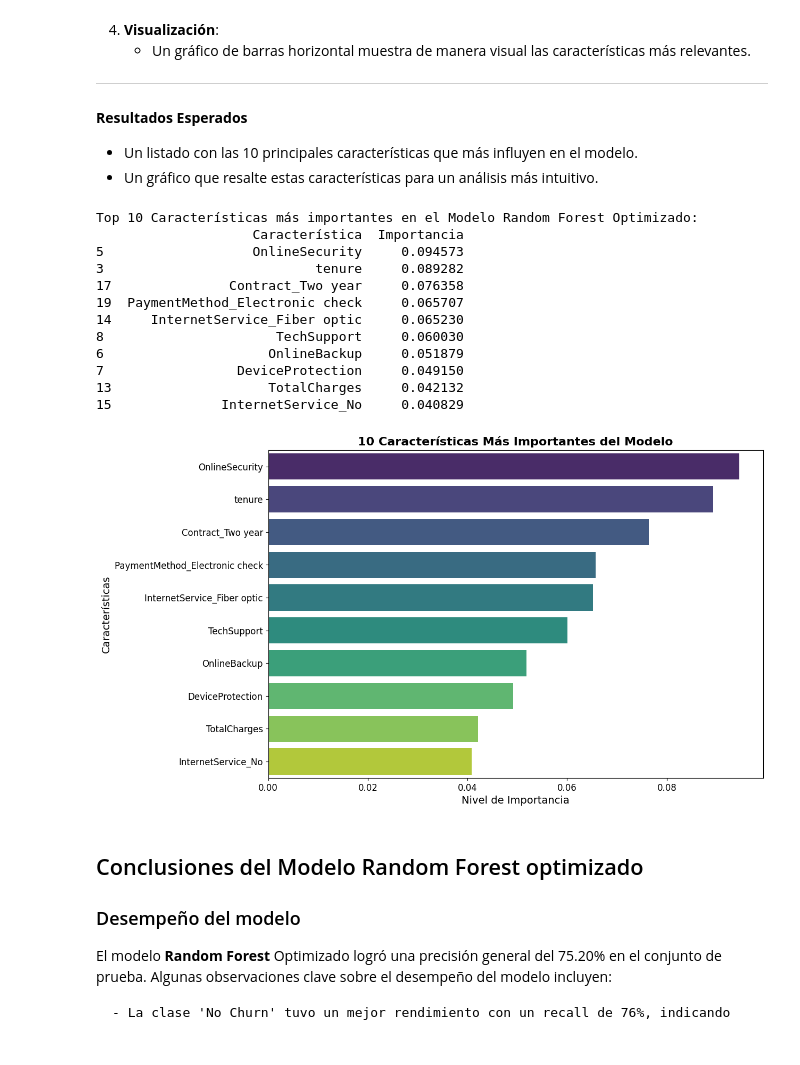
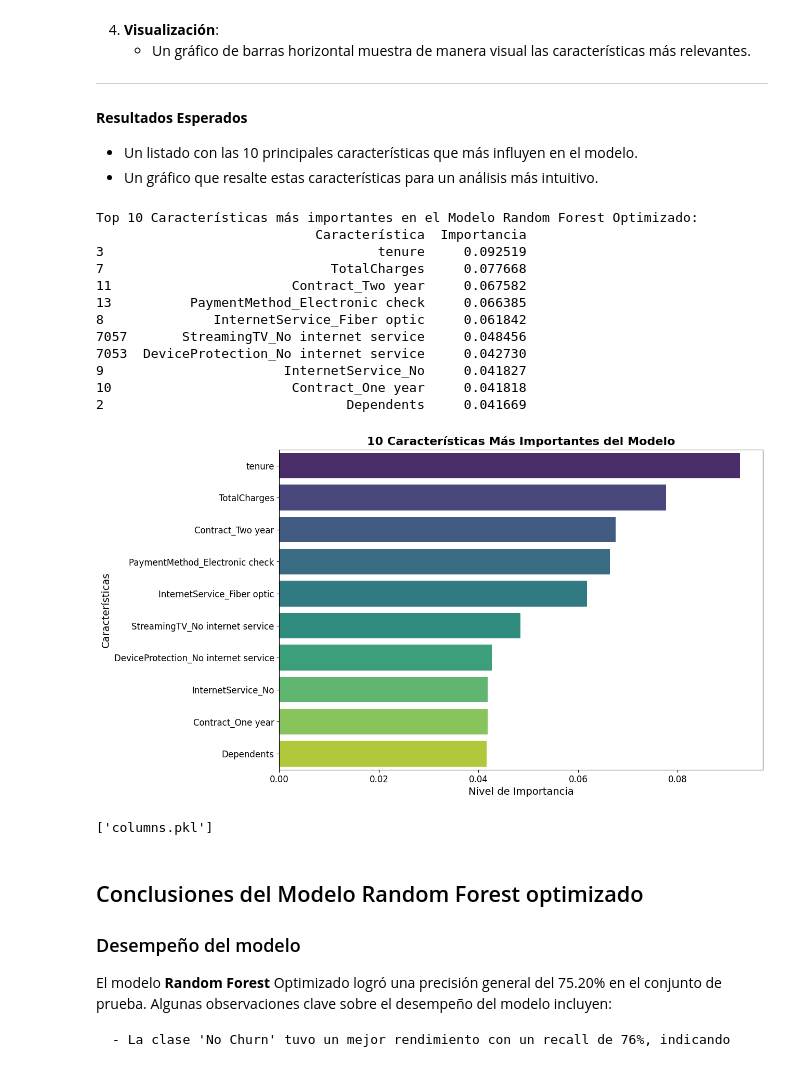
Before and after one commit to soyjosep/proyecto_prediccion_de_clientes, a Jupyter notebook: churn_prediction.ipynb, the cells around one changed output. Drawn from its saved outputs; the diff is of its cells as text; code cells hidden in the pictures.

```diff
--- a/churn_prediction.ipynb
+++ b/churn_prediction.ipynb
@@ -433,6 +434,9 @@ La Regresión Logística es un algoritmo clásico y eficiente para problemas de
    - **F1-Score**.
 3. Visualización de los resultados.
 # %%
+# Codificar las variables categóricas
+df_encoded = pd.get_dummies(df_encoded, drop_first=True)
+
 # Verificar columnas actuales del DataFrame
 print("Columnas actuales en el DataFrame codificado:")
 print(df_encoded.columns)
@@ -452,7 +456,6 @@ if y is None:
     raise ValueError("La columna 'Churn' no está presente en el DataFrame.")
 
 # División del dataset
-from sklearn.model_selection import train_test_split
 X_train, X_test, y_train, y_test = train_test_split(X, y, test_size=0.2, stratify=y, random_state=42)
 
 # Mostrar resultados de la división
@@ -466,13 +469,7 @@ print(y_train.value_counts(normalize=True))
 print("\nDistribución de la variable objetivo en el conjunto de prueba:")
 print(y_test.value_counts(normalize=True))
 
-# Entrenar el modelo de Regresión Logística
-from sklearn.linear_model import LogisticRegression
-from sklearn.metrics import accuracy_score, confusion_matrix, classification_report
-import seaborn as sns
-import matplotlib.pyplot as plt
-
-# Crear y entrenar el modelo
+# Crear y entrenar el modelo de Regresión Logística
 log_model = LogisticRegression(max_iter=1000, random_state=42)
 log_model.fit(X_train, y_train)
 
@@ -910,45 +907,55 @@ feature_importance_df = pd.DataFrame({
 
 # Mostrar las 10 características más importantes
 print("Top 10 Características más importantes en el Modelo Random Forest Optimizado:")
 print(feature_importance_df.head(10))
 
 # Crear una figura con un tamaño de 12x8 para visualización detallada
 plt.figure(figsize=(12, 8))
 
 # Usar sns.barplot con ajuste para evitar FutureWarning
 sns.barplot(
     x='Importancia',
     y='Característica',
     data=feature_importance_df.head(10),
     hue='Característica',  # Se asigna la variable `hue` para evitar advertencia
     dodge=False,
     palette="viridis"
 )
 
 # Configuración de títulos y etiquetas
 plt.title("10 Características Más Importantes del Modelo", fontsize=16, weight='bold')
 plt.xlabel("Nivel de Importancia", fontsize=14)
 plt.ylabel("Características", fontsize=14)
 plt.xticks(fontsize=12)
 plt.yticks(fontsize=12)
 plt.legend([], [], frameon=False)  # Eliminar leyenda redundante
 
 # Mostrar el gráfico
 plt.show()
+
+# Guardar el modelo entrenado
+joblib.dump(rf_best_model, 'modelo_churn.pkl')
+
+# Guardar el scaler usado en la estandarización
+joblib.dump(scaler, 'scaler.pkl')
+
+# Guardar las columnas utilizadas en el entrenamiento
+joblib.dump(X_train.columns, 'columns.pkl')
 # %% [output]
 Top 10 Características más importantes en el Modelo Random Forest Optimizado:
-                    Característica  Importancia
-5                   OnlineSecurity     0.094573
-3                           tenure     0.089282
-17               Contract_Two year     0.076358
-19  PaymentMethod_Electronic check     0.065707
-14     InternetService_Fiber optic     0.065230
-8                      TechSupport     0.060030
-6                     OnlineBackup     0.051879
-7                 DeviceProtection     0.049150
-13                    TotalCharges     0.042132
-15              InternetService_No     0.040829
+                            Característica  Importancia
+3                                   tenure     0.092519
+7                             TotalCharges     0.077668
+11                       Contract_Two year     0.067582
+13          PaymentMethod_Electronic check     0.066385
+8              InternetService_Fiber optic     0.061842
+7057       StreamingTV_No internet service     0.048456
+7053  DeviceProtection_No internet service     0.042730
+9                       InternetService_No     0.041827
+10                       Contract_One year     0.041818
+2                               Dependents     0.041669
-[figure, old version]
+[figure, new version]
+['columns.pkl']
 # %% [markdown]
 ## Conclusiones del Modelo Random Forest optimizado
 
```
Also changed, not shown: parts of 6 cells of this notebook.
